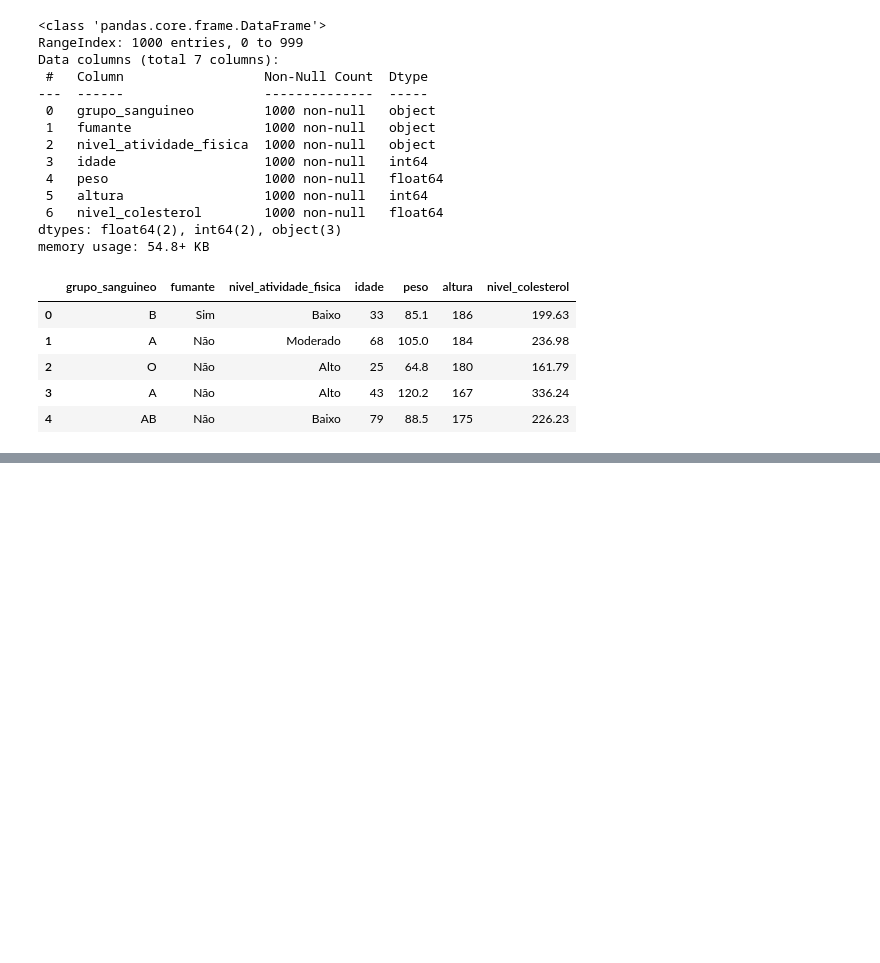
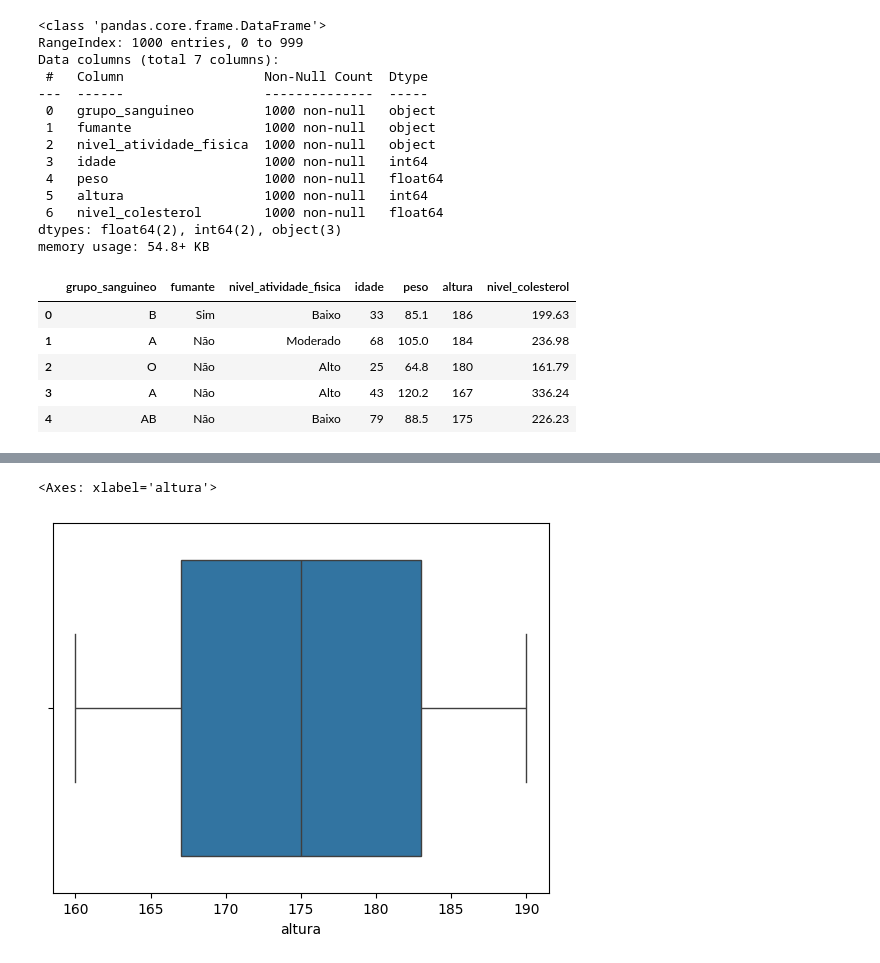
Before and after one commit to soaresmilton/rocketseat_regressao_linear_multipla, a Jupyter notebook: modelo_colesterol.ipynb, the cells around one changed output, grey strips where cells are left out. Cells and saved outputs as stored; diff of their text form; code cells hidden in the pictures; blank space fills up the shorter version.

```diff
--- a/modelo_colesterol.ipynb
+++ b/modelo_colesterol.ipynb
@@ -138,0 +157,9 @@ df_colesteral_eda.head()
+# %%
+# Remover publico do Dataframe
+df_colesteral_eda.drop(df_colesteral_eda[df_colesteral_eda['peso'] <  40].index, axis=0, inplace=True)
+# %%
+# Tratamento de Outliers - Verificando Altura
+sns.boxplot(data=df_colesteral_eda, x='altura')
+# %% [output]
+<Axes: xlabel='altura'>
+[figure, added]
```
Also changed, not shown: parts of 5 cells of this notebook.
